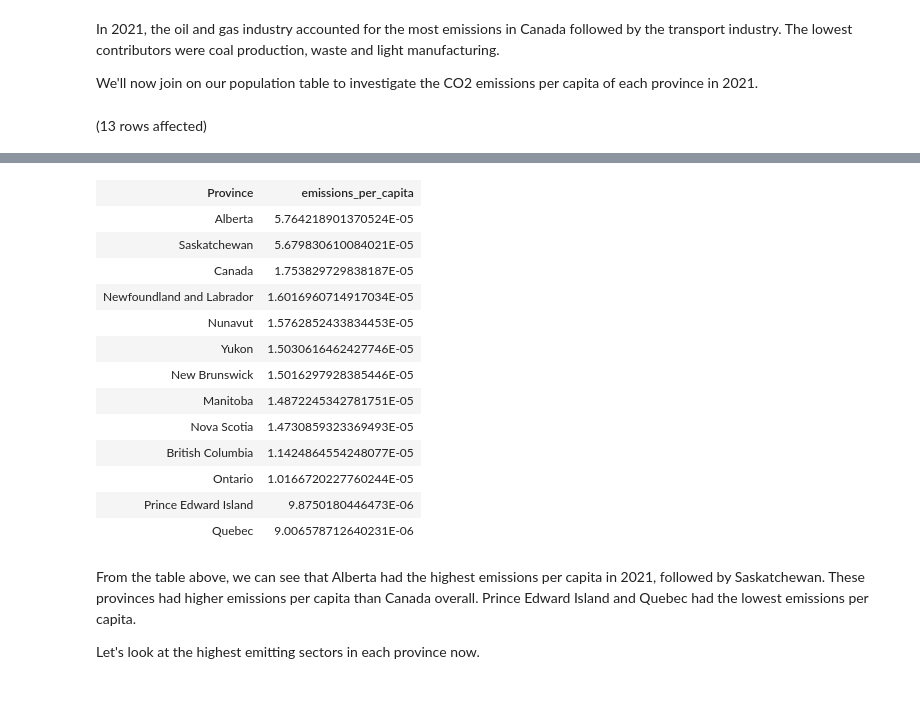
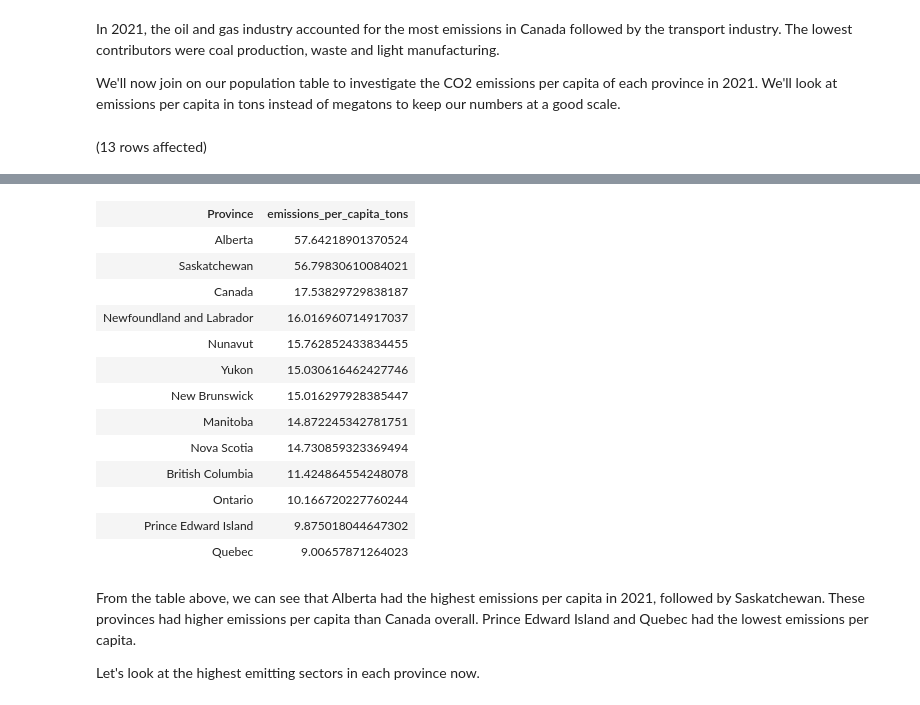
Before and after one commit to grahamgreene88/Canada-Emissions, a Jupyter notebook: SQL_GHG_notebook.ipynb, the cells around one changed output, grey strips where cells are left out. Saved outputs shown, nothing was run; the diff lists cells and outputs as text; code cells hidden in the pictures.

```diff
--- a/SQL_GHG_notebook.ipynb
+++ b/SQL_GHG_notebook.ipynb
@@ -56,10 +58,10 @@ Total execution time: 00:00:00.753
 # %% [markdown]
 In 2021, the oil and gas industry accounted for the most emissions in Canada followed by the transport industry. The lowest contributors were coal production, waste and light manufacturing.
 
-We'll now join on our population table to investigate the CO2 emissions per capita of each province in 2021.
+We'll now join on our population table to investigate the CO2 emissions per capita of each province in 2021. We'll look at emissions per capita in tons instead of megatons to keep our numbers at a good scale.
 # %%
 -- emissions per capita in each province
-SELECT Province, (mt_CO2eq / Population) AS emissions_per_capita
+SELECT Province, (mt_CO2eq * 1000000 / Population) AS emissions_per_capita_tons
 FROM GHG_emissions_by_sector AS em
     -- inner join on population table
     INNER JOIN canada_population AS pop
@@ -68,6 +70,6 @@ FROM GHG_emissions_by_sector AS em
 WHERE em.Year = 2021
     -- only using provincial inventory total emissions
 AND Source LIKE '%Total'
-ORDER BY emissions_per_capita DESC;
+ORDER BY emissions_per_capita_tons DESC;
 # %% [output]
 (13 rows affected)
@@ -75,17 +77,17 @@ Total execution time: 00:00:00.040
-| Province | emissions_per_capita |
-| Alberta | 5.764218901370524E-05 |
-| Saskatchewan | 5.679830610084021E-05 |
-| Canada | 1.753829729838187E-05 |
-| Newfoundland and Labrador | 1.6016960714917034E-05 |
-| Nunavut | 1.5762852433834453E-05 |
-| Yukon | 1.5030616462427746E-05 |
-| New Brunswick | 1.5016297928385446E-05 |
-| Manitoba | 1.4872245342781751E-05 |
-| Nova Scotia | 1.4730859323369493E-05 |
-| British Columbia | 1.1424864554248077E-05 |
-| Ontario | 1.0166720227760244E-05 |
-| Prince Edward Island | 9.8750180446473E-06 |
-| Quebec | 9.006578712640231E-06 |
+| Province | emissions_per_capita_tons |
+| Alberta | 57.64218901370524 |
+| Saskatchewan | 56.79830610084021 |
+| Canada | 17.53829729838187 |
+| Newfoundland and Labrador | 16.016960714917037 |
+| Nunavut | 15.762852433834455 |
+| Yukon | 15.030616462427746 |
+| New Brunswick | 15.016297928385447 |
+| Manitoba | 14.872245342781751 |
+| Nova Scotia | 14.730859323369494 |
+| British Columbia | 11.424864554248078 |
+| Ontario | 10.166720227760244 |
+| Prince Edward Island | 9.875018044647302 |
+| Quebec | 9.00657871264023 |
 # %% [markdown]
 From the table above, we can see that Alberta had the highest emissions per capita in 2021, followed by Saskatchewan. These provinces had higher emissions per capita than Canada overall. Prince Edward Island and Quebec had the lowest emissions per capita.
 
```
Also changed, not shown: parts of 7 cells of this notebook, 3 other files.
